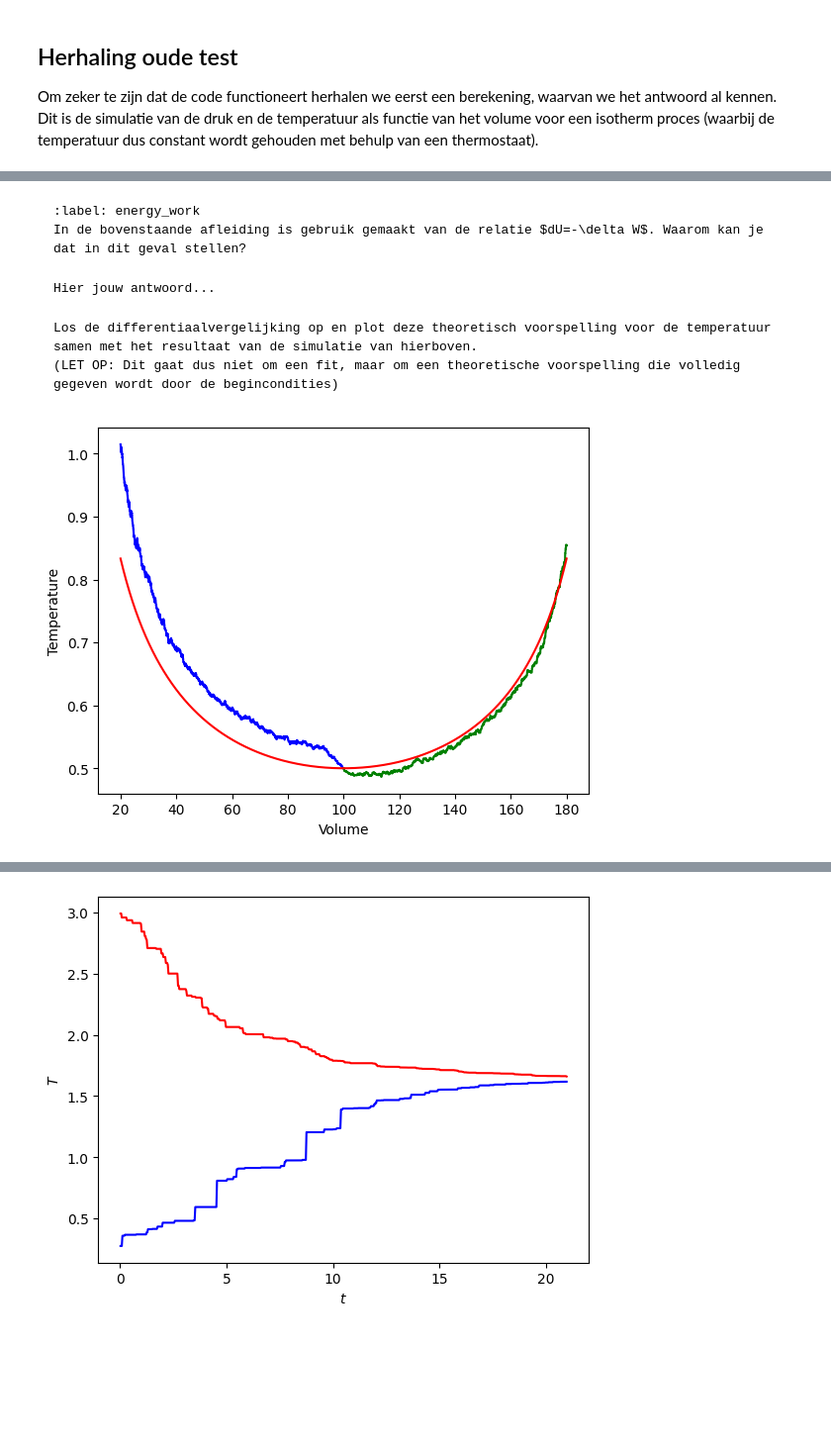
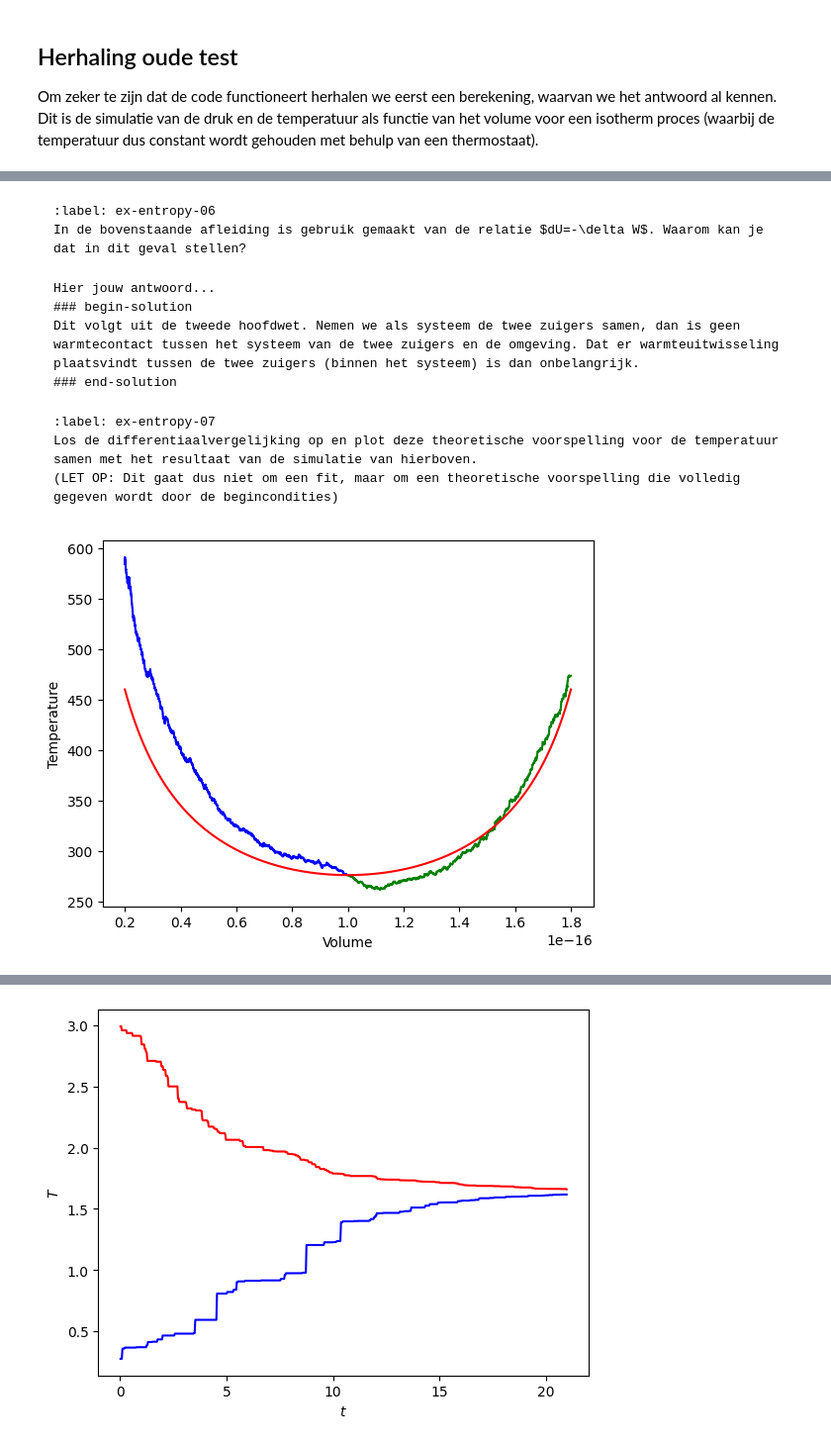
Before and after one commit to Contemporary-Physicslab/PySim, a Jupyter notebook: book/Q2/entropie.ipynb, the cells around one changed output, grey strips where cells are left out. Shown at 99% size. Saved outputs shown, nothing was run; the diff lists cells and outputs as text; code cells hidden in the pictures; blank space fills up the shorter version.

````diff
--- a/book/Q2/entropie.ipynb
+++ b/book/Q2/entropie.ipynb
@@ -348,37 +362,41 @@ $$
     \frac{dT}{dx} = \frac{x}{1-x^2}T.
 $$
 # %% [markdown]
-```{exercise}
-:label: energy_work
+```{exercise} energiebalans
+:label: ex-entropy-06
 In de bovenstaande afleiding is gebruik gemaakt van de relatie $dU=-\delta W$. Waarom kan je dat in dit geval stellen?
 ```
 
-```{solution} energy_work
+```{solution} ex-entropy-06
 Hier jouw antwoord...
+### begin-solution
+Dit volgt uit de tweede hoofdwet. Nemen we als systeem de twee zuigers samen, dan is geen warmtecontact tussen het systeem van de twee zuigers en de omgeving. Dat er warmteuitwisseling plaatsvindt tussen de twee zuigers (binnen het systeem) is dan onbelangrijk.
+### end-solution
 ```
 
-```{exercise}
-Los de differentiaalvergelijking op en plot deze theoretisch voorspelling voor de temperatuur samen met het resultaat van de simulatie van hierboven.
+```{exercise} theorie
+:label: ex-entropy-07
+Los de differentiaalvergelijking op en plot deze theoretische voorspelling voor de temperatuur samen met het resultaat van de simulatie van hierboven.
 (LET OP: Dit gaat dus niet om een fit, maar om een theoretische voorspelling die volledig gegeven wordt door de begincondities)
 ```
 # %%
 # Ruimte voor uitwerking
+
+### begin-solution
+plt.figure()
+plt.xlabel('Volume')
+plt.ylabel('Temperature')
+
+x_vals = np.linspace(-0.8, 0.8, num_data*2)
+y_vals = (temperatures1[0] + temperatures2[0]) / (2 * np.sqrt(1 - x_vals**2))
+x_vals = x_vals * 1E-16 + 1E-16
+
+plt.plot(volumes1, temperatures1, '-b')
+plt.plot(volumes2, temperatures2, '-g')
+plt.plot(x_vals, y_vals, '-r')
+
+plt.show()
+### end-solution
+# %% [output]
+[figure, added]
-# %%
-# voorbeeldantwoord
-
-plt.figure()
-plt.xlabel('Volume')
-plt.ylabel('Temperature')
-
-x_vals = np.linspace(-0.8, 0.8, num_data*2)
-y_vals = 0.5 / np.sqrt(1 - x_vals**2)
-x_vals = x_vals * 100 + 100
-
-plt.plot(volumes1, temperatures1, '-b')
-plt.plot(volumes2, temperatures2, '-g')
-plt.plot(x_vals, y_vals, '-r')
-
-plt.show()
-# %% [output]
-[figure, removed]
 # %% [markdown]
````
Also changed, not shown: parts of 21 cells of this notebook.
